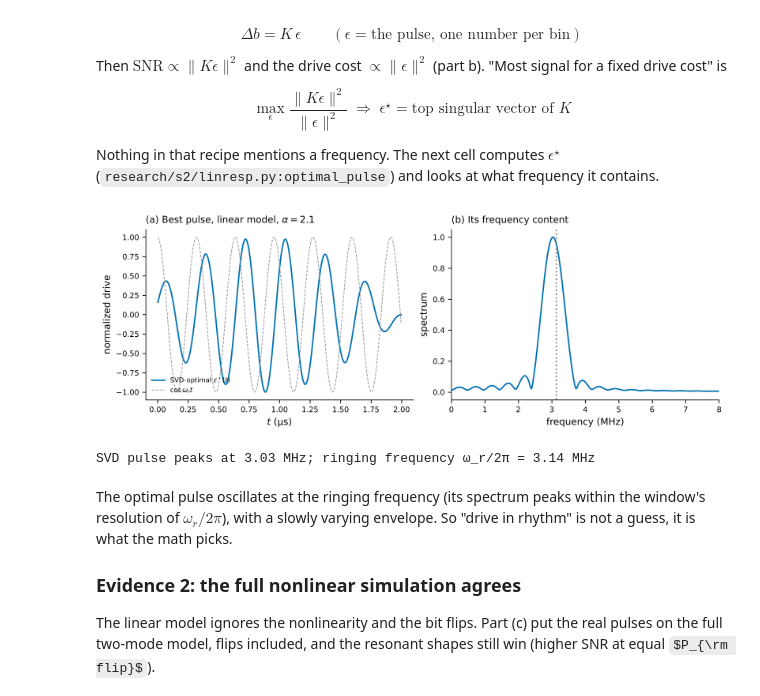
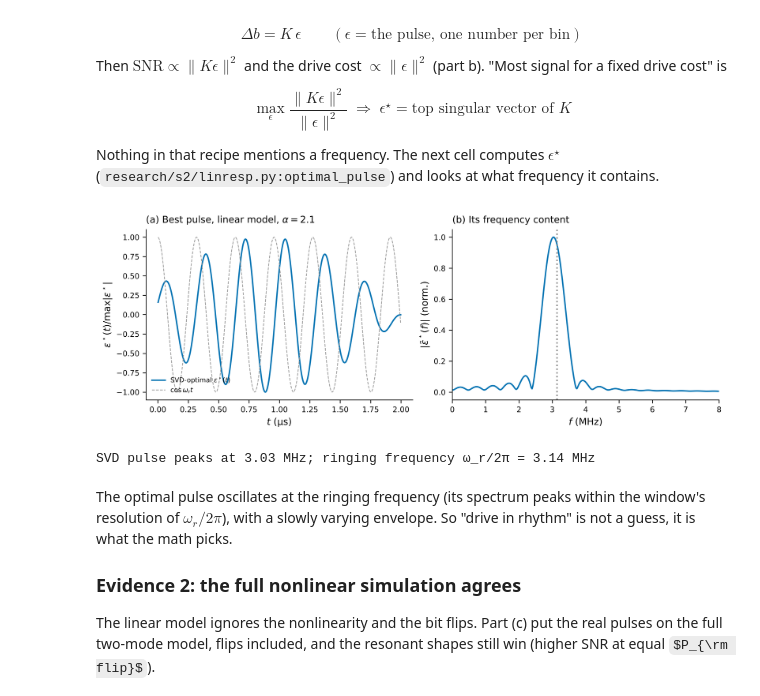
Before and after one commit to pkarakala/duquantum-cat-qubit, a Jupyter notebook: notebooks/09_task_2_4_better_readout.ipynb, the cells around one changed output. Drawn from its saved outputs; the diff is of its cells as text; code cells hidden in the pictures; some formulas as TeX source.

```diff
--- a/notebooks/09_task_2_4_better_readout.ipynb
+++ b/notebooks/09_task_2_4_better_readout.ipynb
@@ -321,24 +321,24 @@ Nothing in that recipe mentions a frequency. The next cell computes $\epsilon^\s
 # %%
 T, n = 2.0, 400
 e_svd, _, dt = linresp.optimal_pulse(2.1, T, n, 1.0)
 t = (np.arange(n) + 0.5) * dt
 wr = np.sqrt(4 * G2**2 * 2.1**2 - KAPPA_B**2 / 16)
 f = np.fft.rfftfreq(8192, dt); spec = np.abs(np.fft.rfft(e_svd, 8192))
 
 fig, ax = plt.subplots(1, 2, figsize=(9.2, 3.2), layout="constrained")
 ax[0].plot(t, e_svd / np.abs(e_svd).max(), color="C0", label=r"SVD-optimal $\epsilon^\star(t)$")
 ax[0].plot(t, np.cos(wr * t), color="0.6", lw=0.8, ls="--", label=r"$\cos\omega_r t$")
-ax[0].set(xlabel=r"$t$ (µs)", ylabel="normalized drive"); ax[0].legend(fontsize=7, loc="lower left")
+ax[0].set(xlabel=r"$t$ (µs)", ylabel=r"$\epsilon^\star(t)/\max|\epsilon^\star|$"); ax[0].legend(fontsize=7, loc="lower left")
 P.panel(ax[0], "a", r"Best pulse, linear model, $\alpha=2.1$")
 ax[1].plot(f, spec / spec.max(), color="C0"); ax[1].axvline(wr / (2 * pi), color="0.5", ls=":")
-ax[1].set(xlabel="frequency (MHz)", ylabel="spectrum", xlim=(0, 8))
+ax[1].set(xlabel=r"$f$ (MHz)", ylabel=r"$|\tilde\epsilon^\star(f)|$ (norm.)", xlim=(0, 8))
 P.panel(ax[1], "b", "Its frequency content")
 with redirect_stdout(io.StringIO()):
     P.save(fig, "s2/task_2_4_svd_pulse")
 plt.close(fig); show("task_2_4_svd_pulse", 900)
 print(f"SVD pulse peaks at {f[spec.argmax()]:.2f} MHz; ringing frequency ω_r/2π = {wr / (2 * pi):.2f} MHz")
 # %% [output]
-[figure, old version]
+[figure, new version]
 SVD pulse peaks at 3.03 MHz; ringing frequency ω_r/2π = 3.14 MHz
 # %% [markdown]
 The optimal pulse oscillates at the ringing frequency (its spectrum peaks within the window's resolution of $\omega_r/2\pi$), with a slowly varying envelope. So "drive in rhythm" is not a guess, it is what the math picks.
```
Also changed, not shown: parts of 1 cell of this notebook, 4 other files.
